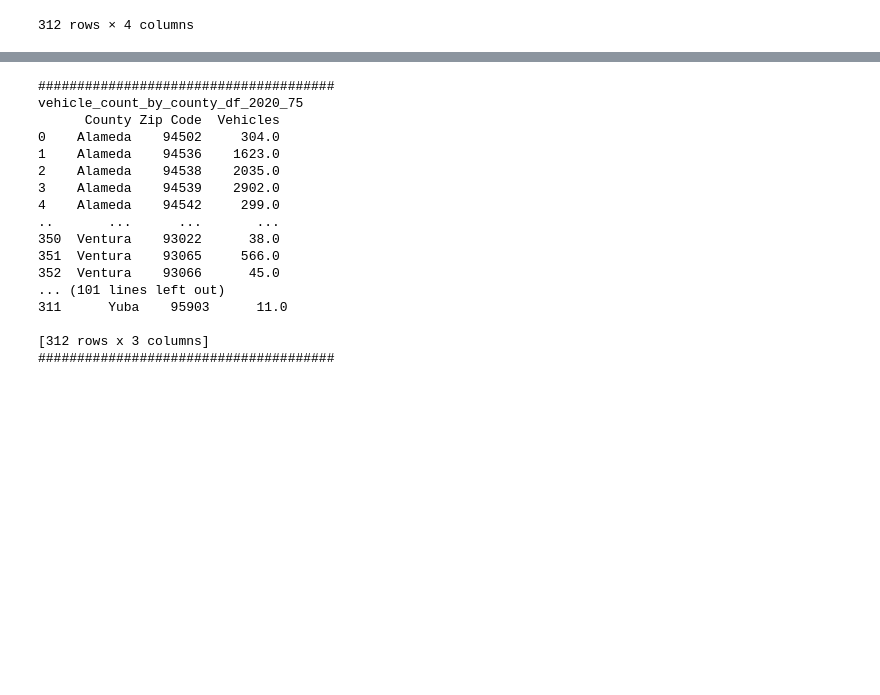
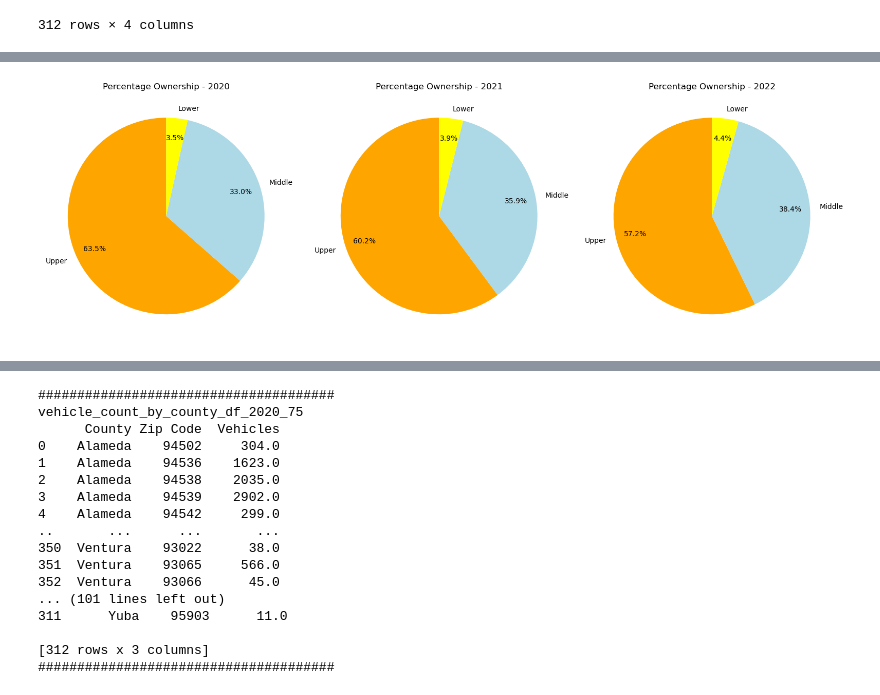
Before and after one commit to JaredWillson/group_9_project_1, a Jupyter notebook: presentation_1_jlh.ipynb, the cells around one changed output, grey strips where cells are left out. Saved outputs shown, nothing was run; the diff lists cells and outputs as text; code cells hidden in the pictures; blank space fills up the shorter version.

```diff
--- a/presentation_1_jlh.ipynb
+++ b/presentation_1_jlh.ipynb
@@ -295,8 +296,8 @@ The total vehicle count after merge for 2022 is  468753.0
 The total vehicle count after merge for all years is  1078295.0
 ######################################
 # %%
-total_vehicle_count_by_zip_code_2020_df = merge_2020.groupby(['Zip Code', 'Household Income', 'County'], as_index=False, sort=True)['Vehicles'].sum()
-total_vehicle_count_by_zip_code_2020_df
+total_vehicle_count_by_zipcode_2020_df = merge_2020.groupby(['Zip Code', 'Household Income', 'County'], as_index=False, sort=True)['Vehicles'].sum()
+total_vehicle_count_by_zipcode_2020_df
 # %% [output]
 |  | Zip Code | Household Income | County | Vehicles |
 | 0 | 90001 | 48011.0 | Los Angeles | 21.0 |
@@ -329,0 +315,3 @@ total_vehicle_count_by_zip_code_2020_df
+# %%
+total_vehicle_count_by_zipcode_2021_df = merge_2021.groupby(['Zip Code', 'Household Income', 'County'], as_index=False, sort=True)['Vehicles'].sum()
+total_vehicle_count_by_zipcode_2021_df
@@ -345,8 +347,8 @@ total_vehicle_count_by_zip_code_2022_df
 | 1369 | 96161 | 113433.0 | Nevada | 267.0 |
 1370 rows × 4 columns
 # %%
-total_vehicle_count_by_zip_code_2022_df = merge_2022.groupby(['Zip Code', 'Household Income', 'County'], as_index=False, sort=True)['Vehicles'].sum()
-total_vehicle_count_by_zip_code_2022_df
+total_vehicle_count_by_zipcode_2022_df = merge_2022.groupby(['Zip Code', 'Household Income', 'County'], as_index=False, sort=True)['Vehicles'].sum()
+total_vehicle_count_by_zipcode_2022_df
 # %% [output]
 |  | Zip Code | Household Income | County | Vehicles |
 | 0 | 90001 | 57698.0 | Los Angeles | 52.0 |
@@ -364,14 +366,14 @@ total_vehicle_count_by_zip_code_2022_df
 # %%
 
 # census_df_2022_75 = census_df_2022.loc[(census_df_2022['Household Income'] > int(quartile_75_2022))]
-total_vehicle_count_df_2020_75 = total_vehicle_count_by_zip_code_2020_df.loc[(total_vehicle_count_by_zip_code_2020_df['Household Income'] > int(quartile_75_2020))]
-total_vehicle_count_df_2020_25 = total_vehicle_count_by_zip_code_2020_df.loc[(total_vehicle_count_by_zip_code_2020_df['Household Income'] < int(quartile_25_2020))]
+total_vehicle_count_df_2020_75 = total_vehicle_count_by_zipcode_2020_df.loc[(total_vehicle_count_by_zipcode_2020_df['Household Income'] > int(quartile_75_2020))]
+total_vehicle_count_df_2020_25 = total_vehicle_count_by_zipcode_2020_df.loc[(total_vehicle_count_by_zipcode_2020_df['Household Income'] < int(quartile_25_2020))]
 
-total_vehicle_count_df_2021_75 = total_vehicle_count_by_zip_code_2021_df.loc[(total_vehicle_count_by_zip_code_2021_df['Household Income'] > int(quartile_75_2021))]
-total_vehicle_count_df_2021_25 = total_vehicle_count_by_zip_code_2021_df.loc[(total_vehicle_count_by_zip_code_2021_df['Household Income'] < int(quartile_25_2021))]
+total_vehicle_count_df_2021_75 = total_vehicle_count_by_zipcode_2021_df.loc[(total_vehicle_count_by_zipcode_2021_df['Household Income'] > int(quartile_75_2021))]
+total_vehicle_count_df_2021_25 = total_vehicle_count_by_zipcode_2021_df.loc[(total_vehicle_count_by_zipcode_2021_df['Household Income'] < int(quartile_25_2021))]
 
-total_vehicle_count_df_2022_75 = total_vehicle_count_by_zip_code_2022_df.loc[(total_vehicle_count_by_zip_code_2022_df['Household Income'] > int(quartile_75_2022))]
-total_vehicle_count_df_2022_25 = total_vehicle_count_by_zip_code_2022_df.loc[(total_vehicle_count_by_zip_code_2022_df['Household Income'] < int(quartile_25_2022))]
+total_vehicle_count_df_2022_75 = total_vehicle_count_by_zipcode_2022_df.loc[(total_vehicle_count_by_zipcode_2022_df['Household Income'] > int(quartile_75_2022))]
+total_vehicle_count_df_2022_25 = total_vehicle_count_by_zipcode_2022_df.loc[(total_vehicle_count_by_zipcode_2022_df['Household Income'] < int(quartile_25_2022))]
 
 total_vehicle_count_df_2020_75.reset_index(drop=True, inplace=True)
 total_vehicle_count_df_2020_25.reset_index(drop=True, inplace=True)
@@ -465,0 +652,18 @@ total_vehicle_count_df_2022_25
+# %%
+
+income_level_labels = [
+    'Upper Income', 'Middle Income', 'Lower Income'
+]
+
+# Create a 1x3 grid of subplots
+fig, axes = plt.subplots(1, 3, figsize=(16,16))
+
+for i, year in enumerate(state_income_level_counts_df.index):
+    state_income_level_counts_df.loc[year].plot.pie(ax=axes[i], colors=['orange', 'lightblue', 'yellow'], autopct='%.1f%%', pctdistance=.8, startangle=90)
+    axes[i].set_title(f'Percentage Ownership - {year}')
+    axes[i].set(ylabel="")
+
+plt.tight_layout()  # Adjust spacing between subplots
+plt.show()
+# %% [output]
+[figure, added]
```
Also changed, not shown: parts of 38 cells of this notebook.
